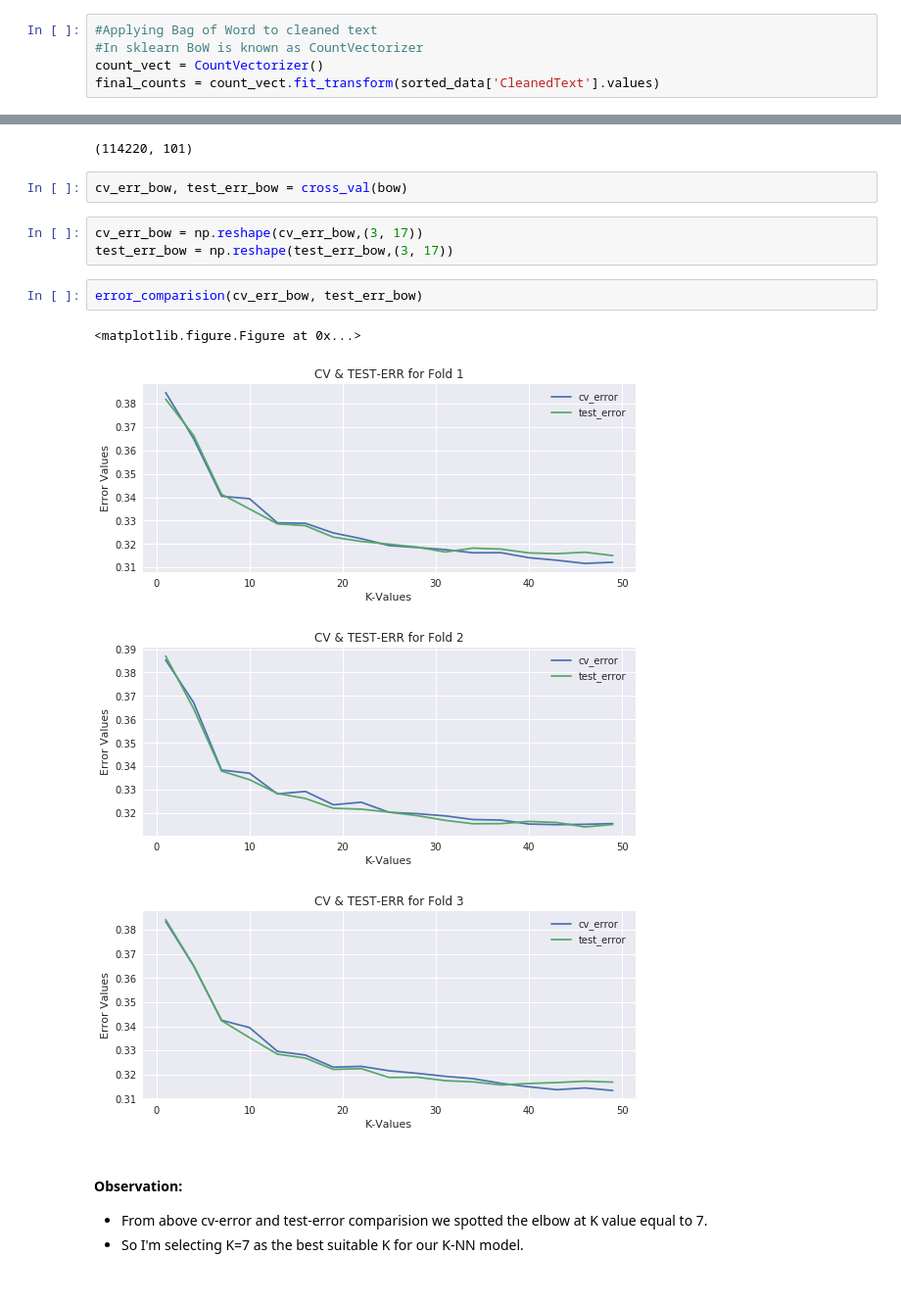
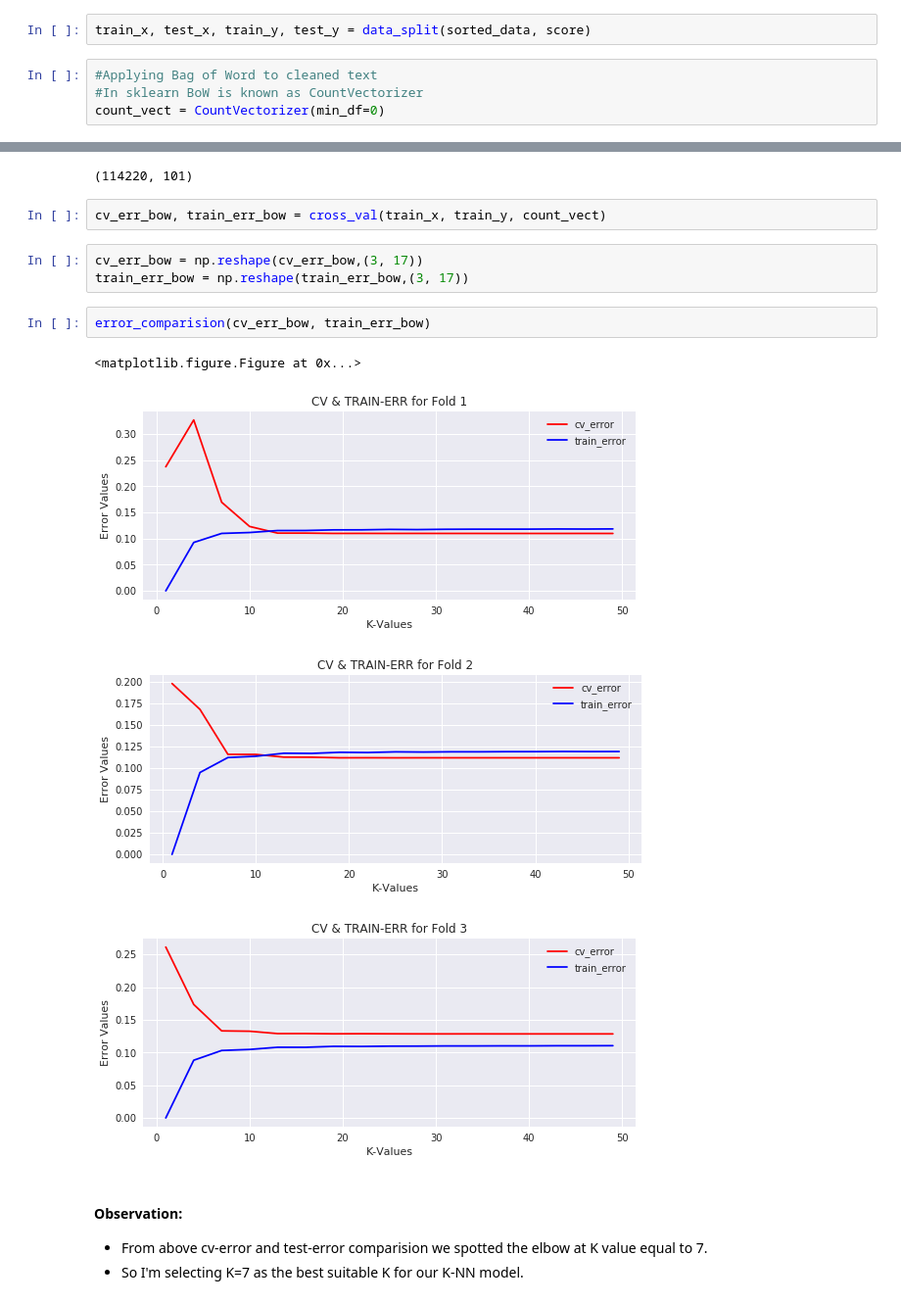
Before and after one commit to sradheya99/ML-Algorithms, a Jupyter notebook: 2.KNN/KNN_AZ.ipynb, the cells around one changed output, grey strips where cells are left out. Shown at 98% size. Drawn from its saved outputs; the diff is of its cells as text.

```diff
--- a/2.KNN/KNN_AZ.ipynb
+++ b/2.KNN/KNN_AZ.ipynb
@@ -225,7 +269,8 @@ def final_test_acc(best_k, name):
 # %% [markdown]
 ## 6. Bag of Words (BoW)
+# %%
+train_x, test_x, train_y, test_y = data_split(sorted_data, score)
 # %%
 #Applying Bag of Word to cleaned text
 #In sklearn BoW is known as CountVectorizer
-count_vect = CountVectorizer()
-final_counts = count_vect.fit_transform(sorted_data['CleanedText'].values)
+count_vect = CountVectorizer(min_df=0)
@@ -259,18 +300,18 @@ bow =  np.concatenate((svd_bow, score), axis=1)
 bow.shape
 # %% [output]
 (114220, 101)
-# %%
-cv_err_bow, test_err_bow = cross_val(bow)
+# %%
+cv_err_bow, train_err_bow = cross_val(train_x, train_y, count_vect)
 # %%
 cv_err_bow = np.reshape(cv_err_bow,(3, 17))
-test_err_bow = np.reshape(test_err_bow,(3, 17))
+train_err_bow = np.reshape(train_err_bow,(3, 17))
 # %%
-error_comparision(cv_err_bow, test_err_bow)
+error_comparision(cv_err_bow, train_err_bow)
 # %% [output]
 <matplotlib.figure.Figure at 0x...>
-[figure, old version]
+[figure, new version]
-[figure, old version]
+[figure, new version]
-[figure, old version]
+[figure, new version]
 # %% [markdown]
 #### Observation:
 * From above cv-error and test-error comparision we spotted the elbow at K value equal to 7.
```
Also changed, not shown: parts of 14 cells of this notebook.
